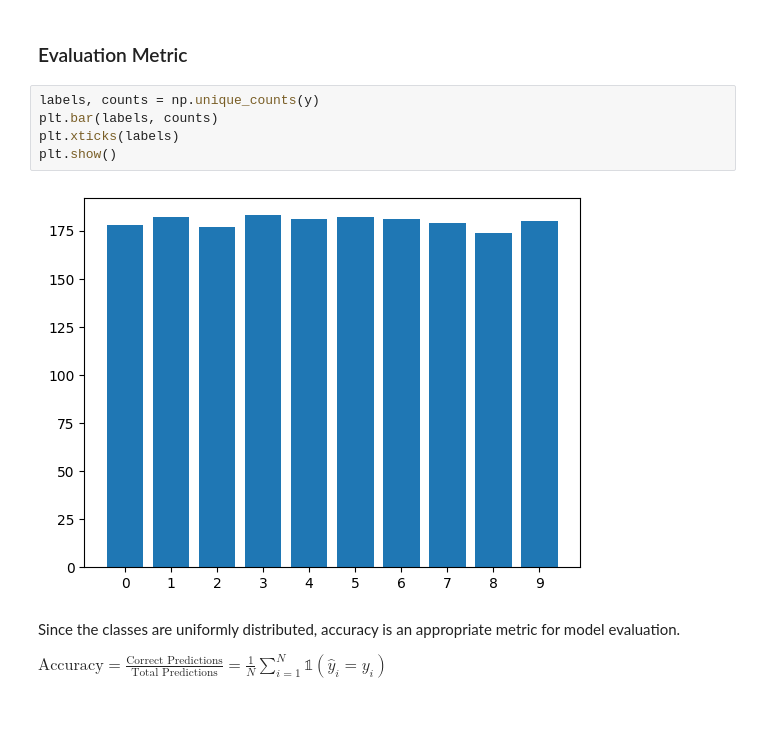
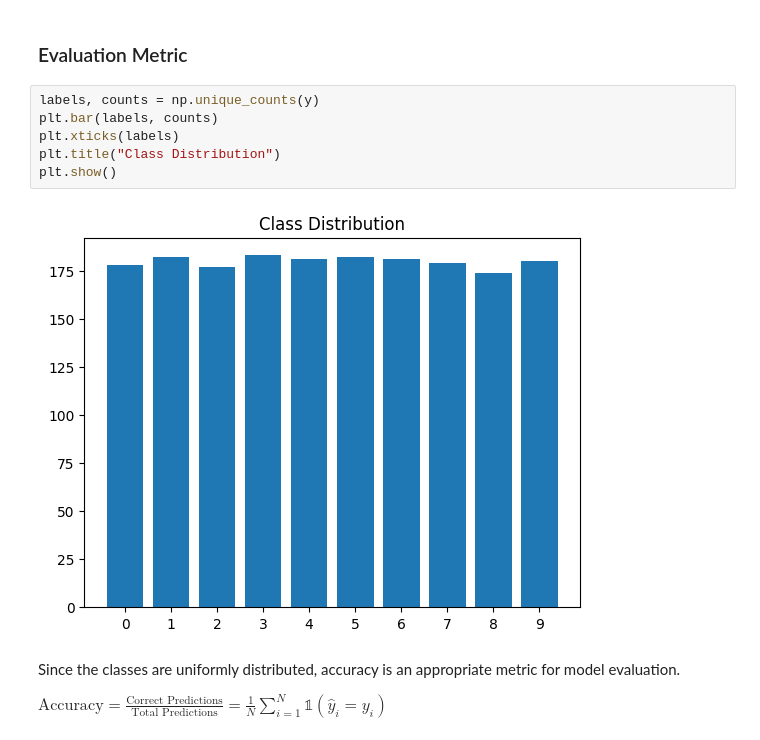
Before and after one commit to kit0kat/ws25-quantum-machine-learning-project, a Jupyter notebook: 1_dataset_exploration.ipynb, the cells around one changed output. Saved outputs shown, nothing was run; the diff lists cells and outputs as text; blank space fills up the shorter version.

Commit message:
Add: Title to class distribution plot

```diff
--- a/1_dataset_exploration.ipynb
+++ b/1_dataset_exploration.ipynb
@@ -71,10 +71,11 @@ for i in range(10):
 # %%
 labels, counts = np.unique_counts(y)
 plt.bar(labels, counts)
 plt.xticks(labels)
+plt.title("Class Distribution")
 plt.show()
 # %% [output]
-[figure, old version]
+[figure, new version]
 # %% [markdown]
 Since the classes are uniformly distributed, accuracy is an appropriate metric for model evaluation.
 
```
